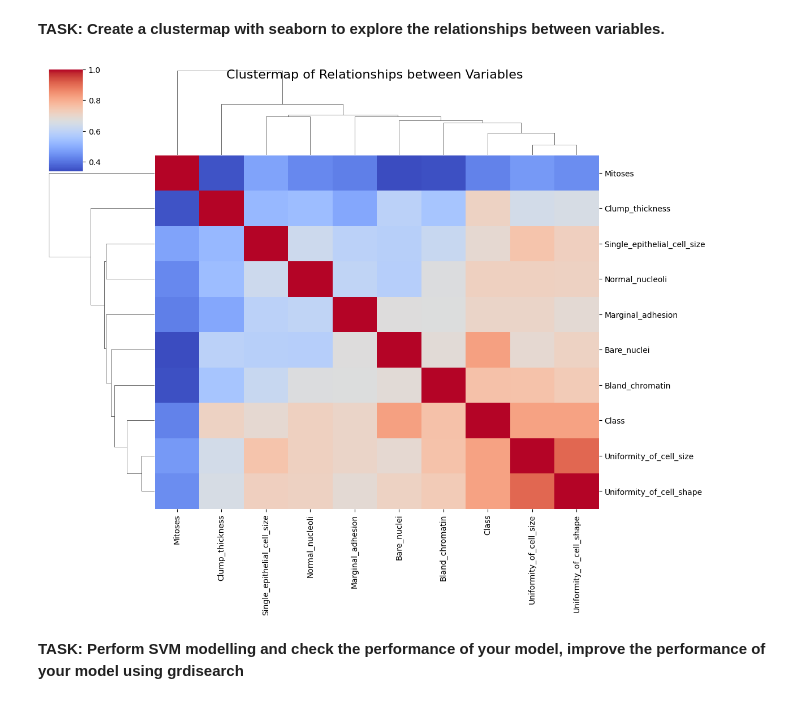
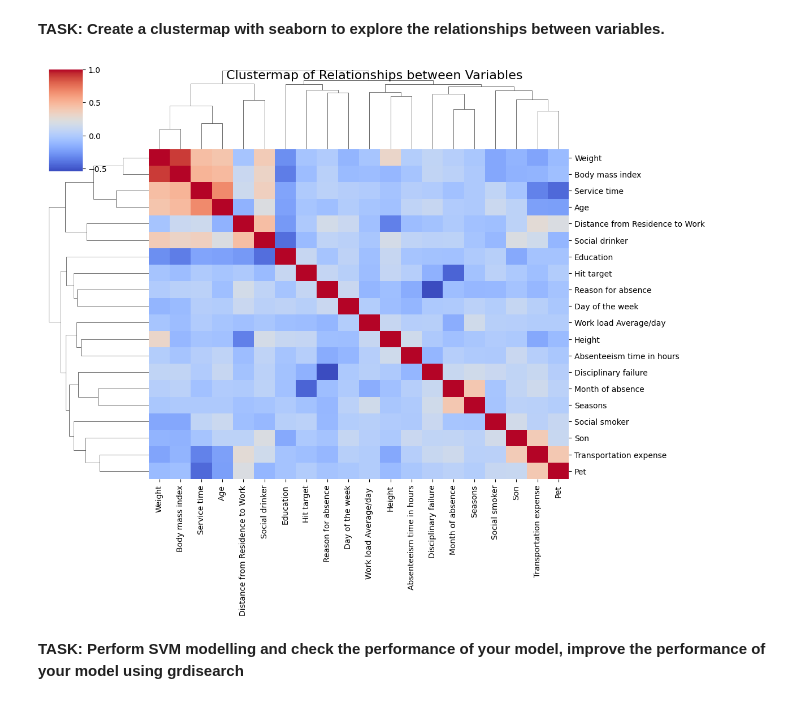
Before and after one commit to h4wks123/DATA_ANALYTICS, a Jupyter notebook: Assignments_Bayer/Lecture 7 Assignment_Bayer.ipynb, the cells around one changed output. Drawn from its saved outputs; the diff is of its cells as text; code cells hidden in the pictures.

```diff
--- a/Assignments_Bayer/Lecture 7 Assignment_Bayer.ipynb
+++ b/Assignments_Bayer/Lecture 7 Assignment_Bayer.ipynb
@@ -18,15 +18,15 @@ from sklearn.svm import SVC
 from ucimlrepo import fetch_ucirepo
 
 # fetch dataset
-breast_cancer_wisconsin_original = fetch_ucirepo(id=15)
+absenteeism_at_work = fetch_ucirepo(id=445)
 
 # data (as pandas dataframes)
-X = breast_cancer_wisconsin_original.data.features
-y = breast_cancer_wisconsin_original.data.targets
+X = absenteeism_at_work.data.features
+y = absenteeism_at_work.data.targets
 
 # metadata
-print(breast_cancer_wisconsin_original.metadata)
+print(absenteeism_at_work.metadata)
 
 # variable information
-print(breast_cancer_wisconsin_original.variables)
+print(absenteeism_at_work.variables)
 # %% [output]
@@ -72,14 +72,14 @@ print(data)
 # %% [markdown]
 **TASK: Take 10 moderately sized subsamples your dataset and create a correlation plot for each subsample**
 # %%
-breast_cancer_wisconsin_numeric = data.dropna().select_dtypes(include=[np.number])
+absenteeism_at_work_numeric = data.dropna().select_dtypes(include=[np.number])
 num_subsamples = 10
-subsample_size = len(breast_cancer_wisconsin_numeric) // num_subsamples
+subsample_size = len(absenteeism_at_work_numeric) // num_subsamples
 correlation_plots = []
 
 for i in range(num_subsamples):
-    subsample_indices = np.random.choice(breast_cancer_wisconsin_numeric.index, size=subsample_size, replace=False)
-    subsample = breast_cancer_wisconsin_numeric.loc[subsample_indices]
+    subsample_indices = np.random.choice(absenteeism_at_work_numeric.index, size=subsample_size, replace=False)
+    subsample = absenteeism_at_work_numeric.loc[subsample_indices]
     correlation_matrix = subsample.corr()
     mask = np.triu(np.ones_like(correlation_matrix, dtype=bool))
 
@@ -136,11 +138,11 @@ plt.show()
 # %% [markdown]
 **TASK: Create a clustermap with seaborn to explore the relationships between variables.**
 # %%
-clustermap_fig = sns.clustermap(breast_cancer_wisconsin_numeric.corr(), cmap='coolwarm', figsize=(12, 10))
+clustermap_fig = sns.clustermap(absenteeism_at_work_numeric.corr(), cmap='coolwarm', figsize=(12, 10))
 clustermap_fig.fig.suptitle('Clustermap of Relationships between Variables', fontsize=16)  # Add a figure-level title
 plt.show()
 # %% [output]
-[figure, old version]
+[figure, new version]
 # %% [markdown]
 **TASK: Perform SVM modelling and check the performance of your model, improve the performance of your model using grdisearch**
 # %%
```
Also changed, not shown: parts of 5 cells of this notebook, 2 other files.
